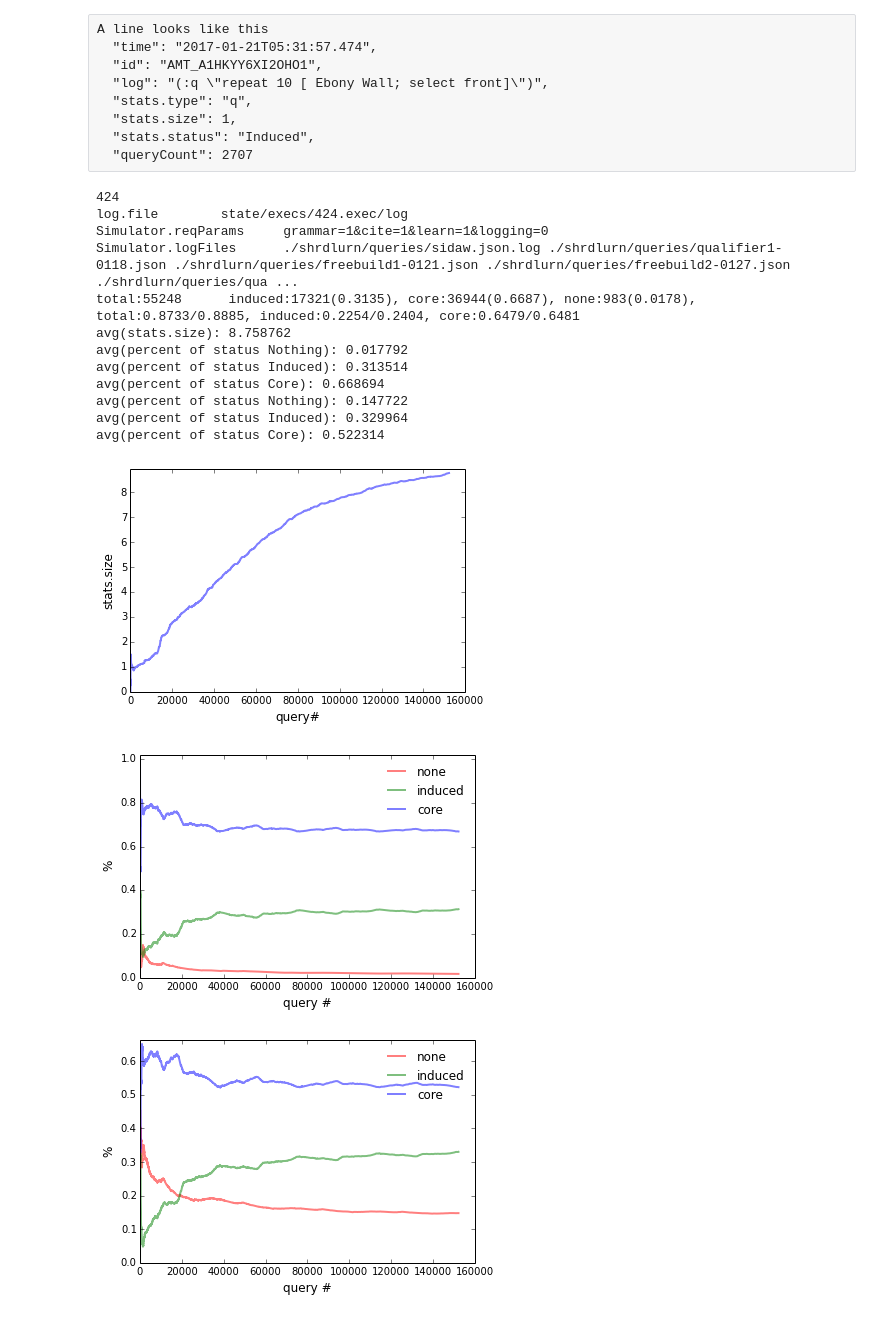
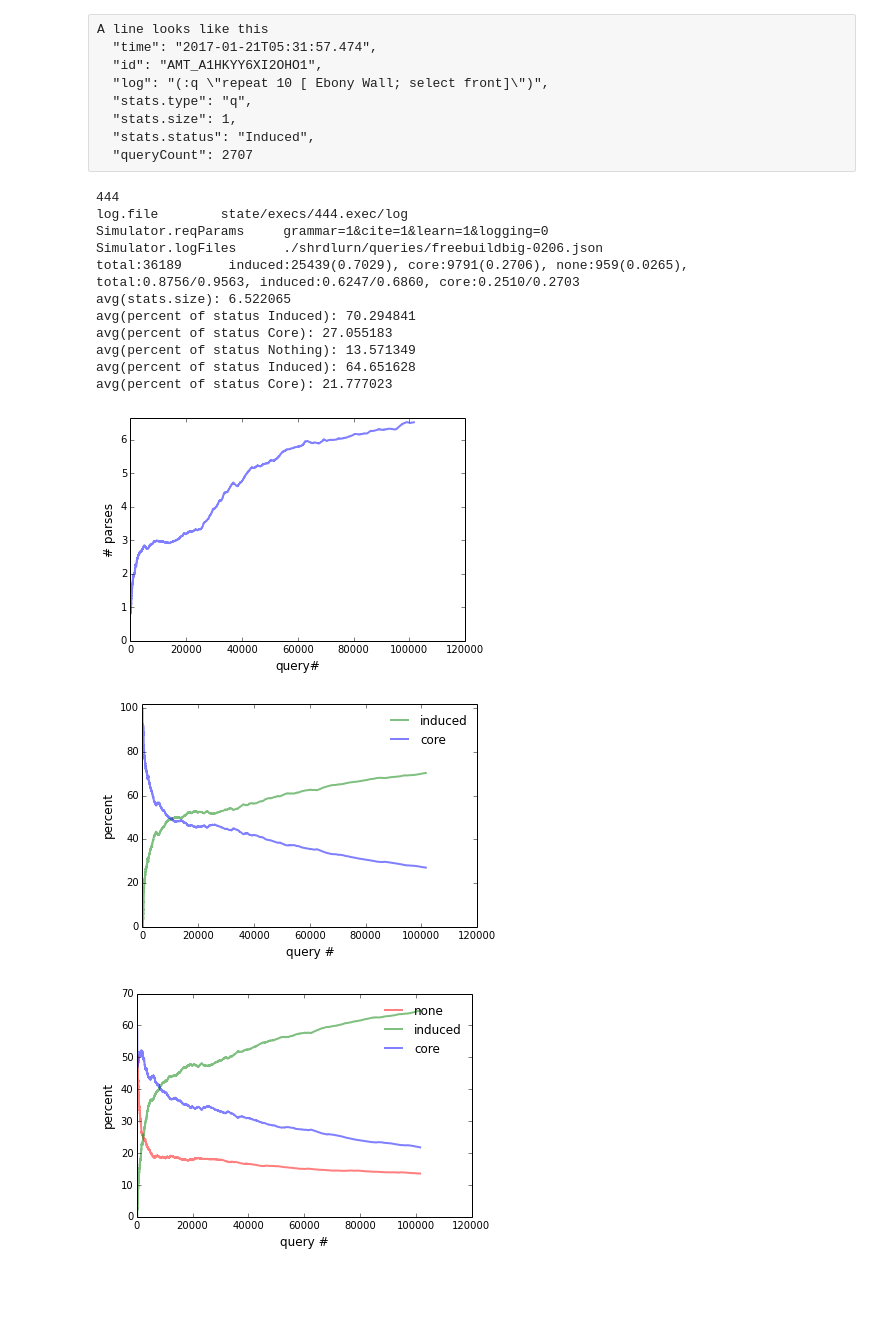
Before and after one commit to percyliang/sempre, a Jupyter notebook: shrdlurn/generate_plots.ipynb, the cells around one changed output. Drawn from its saved outputs; the diff is of its cells as text; code cells hidden in the pictures; blank space fills up the shorter version.

```diff
--- a/shrdlurn/generate_plots.ipynb
+++ b/shrdlurn/generate_plots.ipynb
@@ -105,54 +105,61 @@ def plot_cumavg(x, y, xlabel='query#', ylabel='recall', title=None):
 
 def print_avg(x, name = 'unnamed'):
     print 'avg(%s): %f' % (name, reduce(lambda a,b: a+b, x) / float(len(x)));
-def average_stat(stat = 'stats.size', type = 'q'):
+def average_stat(stat = 'stats.size', type = 'accept'):
     filtered_rows = [r for r in rows if r['stats.type'] == type]
     query_counts = [r['queryCount'] for r in filtered_rows]
     stats = [r[stat] for r in filtered_rows]
-    plot_cumavg(query_counts, stats, xlabel='query#', ylabel=stat);
+    plot_cumavg(query_counts, stats, xlabel='query#', ylabel=stat.replace('stats.','').replace('size','# parses'));
     print_avg(stats, stat)
 plt.figure()
 p['color'] = 'b'
 average_stat(stat = 'stats.size')
+#savefig('ambiguity.pdf')
 
 
 def precent_status(filtered_rows, status = 'Core'):
     query_counts = [r['queryCount'] for r in filtered_rows]
-    is_status = [1 if r['stats.status'] == status else 0 for r in filtered_rows]
+    is_status = [100 if r['stats.status'] == status else 0 for r in filtered_rows]
     print_avg(is_status, 'percent of status ' + status)
-    plot_cumavg(query_counts, is_status, xlabel='query #', ylabel='%');
+    plot_cumavg(query_counts, is_status, xlabel='query #', ylabel='percent');
 
+
+def plotCoreInducedNone(filtered_rows):
+    p['color'] = 'g'; p['label'] = 'induced';
+    precent_status(filtered_rows,status = 'Induced');
+    p['color'] = 'b'; p['label'] = 'core';
+    precent_status(filtered_rows, status = 'Core');
+    plt.legend(frameon=False)
+
+plt.figure()
+plotCoreInducedNone([r for r in rows if r['stats.type'] == 'accept'])
+# savefig('parse_status_accepted.pdf')
 
 def plotCoreInducedNone(filtered_rows):
     p['color'] = 'r'; p['label'] = 'none';
     precent_status(filtered_rows, status = 'Nothing');
     p['color'] = 'g'; p['label'] = 'induced';
     precent_status(filtered_rows,status = 'Induced');
     p['color'] = 'b'; p['label'] = 'core';
     precent_status(filtered_rows, status = 'Core');
     plt.legend(frameon=False)
-
-plt.figure()
-plotCoreInducedNone([r for r in rows if r['stats.type'] == 'accept'])
-savefig('parse_status_accepted.pdf')
-
 plt.figure()
 plotCoreInducedNone([r for r in rows if r['stats.type'] == 'q'])
+plt.ylim(0, 70)
 savefig('parse_status_q.pdf')
 # %% [output]
-424
-log.file        state/execs/424.exec/log
+444
+log.file        state/execs/444.exec/log
 Simulator.reqParams     grammar=1&cite=1&learn=1&logging=0
-Simulator.logFiles      ./shrdlurn/queries/sidaw.json.log ./shrdlurn/queries/qualifier1-0118.json ./shrdlurn/queries/freebuild1-0121.json ./shrdlurn/queries/freebuild2-0127.json ./shrdlurn/queries/qua ...
-total:55248      induced:17321(0.3135), core:36944(0.6687), none:983(0.0178),
-total:0.8733/0.8885, induced:0.2254/0.2404, core:0.6479/0.6481
-avg(stats.size): 8.758762
-avg(percent of status Nothing): 0.017792
-avg(percent of status Induced): 0.313514
-avg(percent of status Core): 0.668694
-avg(percent of status Nothing): 0.147722
-avg(percent of status Induced): 0.329964
-avg(percent of status Core): 0.522314
+Simulator.logFiles      ./shrdlurn/queries/freebuildbig-0206.json
+total:36189      induced:25439(0.7029), core:9791(0.2706), none:959(0.0265),
+total:0.8756/0.9563, induced:0.6247/0.6860, core:0.2510/0.2703
+avg(stats.size): 6.522065
+avg(percent of status Induced): 70.294841
+avg(percent of status Core): 27.055183
+avg(percent of status Nothing): 13.571349
+avg(percent of status Induced): 64.651628
+avg(percent of status Core): 21.777023
-[figure, old version]
+[figure, new version]
-[figure, old version]
+[figure, new version]
-[figure, old version]
+[figure, new version]
```
Also changed, not shown: parts of 5 cells of this notebook, 4 other files.
